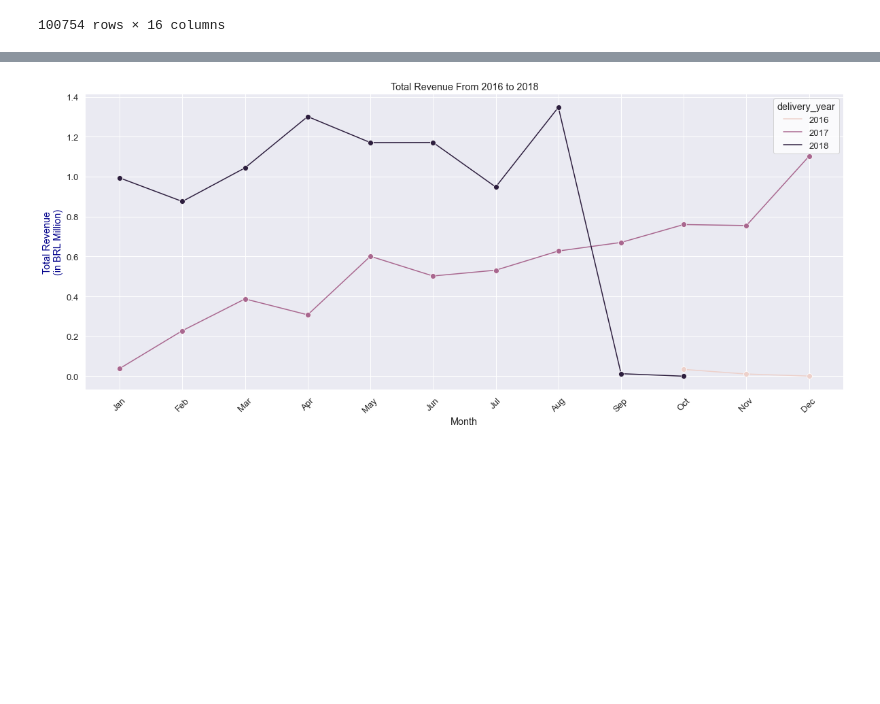
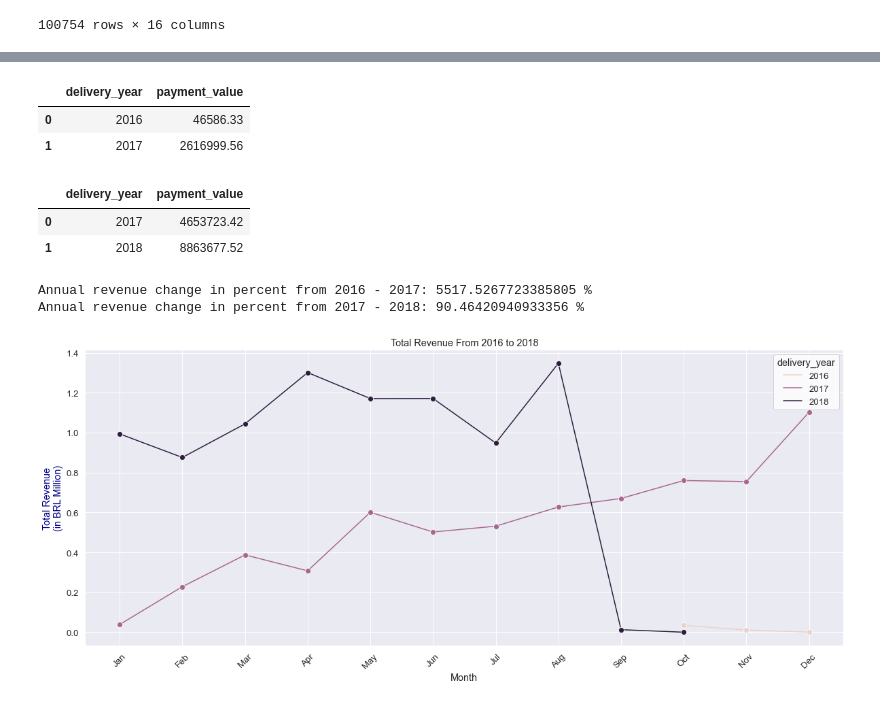
Before and after one commit to fihashim/olist-eda, a Jupyter notebook: olist-eda.ipynb, the cells around one changed output, grey strips where cells are left out. Cells and saved outputs as stored; diff of their text form; code cells hidden in the pictures; blank space fills up the shorter version.

```diff
--- a/olist-eda.ipynb
+++ b/olist-eda.ipynb
@@ -175,3 +210,29 @@ display(revenue_by_year[revenue_by_year['total_revenue'] == revenue_by_year['tot
+# %%
+# annual revenue changed in percentage
+# 2016 to 2017
+revenue_by_year_and_month_oct_dec = revenue_by_year_and_month_oct_dec.groupby('delivery_year').sum()['payment_value'].reset_index()
+display(revenue_by_year_and_month_oct_dec)
+
+revenue_pct_2016_2017 = ((revenue_by_year_and_month_oct_dec.iloc[1,1] - revenue_by_year_and_month_oct_dec.iloc[0,1]) / revenue_by_year.iloc[0,1]) * 100
+revenue_pct_2016_2017
+
+revenue_by_year_and_month_2017_2018 = revenue_by_year_and_month_2017_2018.groupby('delivery_year').sum()['payment_value'].reset_index()
+display(revenue_by_year_and_month_2017_2018)
+
+# 2017 to 2018
+revenue_pct_2017_2018 = ((revenue_by_year_and_month_2017_2018.iloc[1,1] - revenue_by_year_and_month_2017_2018.iloc[0,1]) / revenue_by_year_and_month_2017_2018.iloc[0,1]) * 100
+
+print(f"Annual revenue change in percent from 2016 - 2017: {revenue_pct_2016_2017} %")
+print(f"Annual revenue change in percent from 2017 - 2018: {revenue_pct_2017_2018} %")
+# %% [output]
+|  | delivery_year | payment_value |
+| 0 | 2016 | 46586.33 |
+| 1 | 2017 | 2616999.56 |
+|  | delivery_year | payment_value |
+| 0 | 2017 | 4653723.42 |
+| 1 | 2018 | 8863677.52 |
+Annual revenue change in percent from 2016 - 2017: 5517.5267723385805 %
+Annual revenue change in percent from 2017 - 2018: 90.46420940933356 %
 # %%
 # total revenue split by month and year
 sns.set(font_scale=1.2)
```
Also changed, not shown: parts of 3 cells of this notebook.
